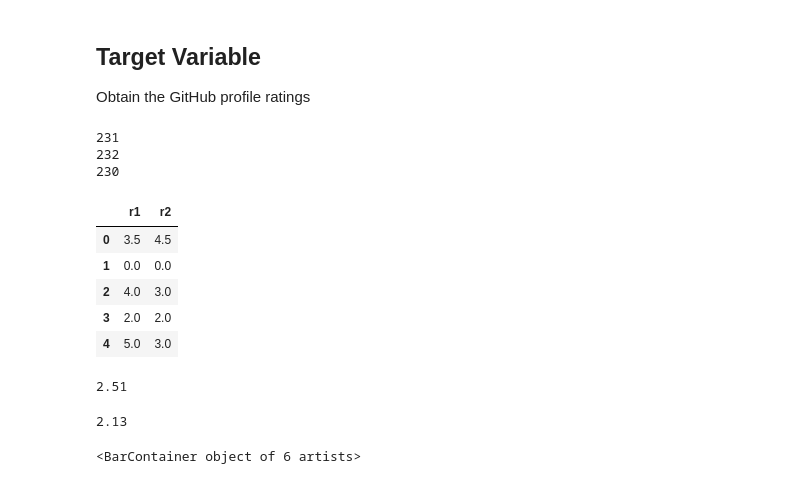
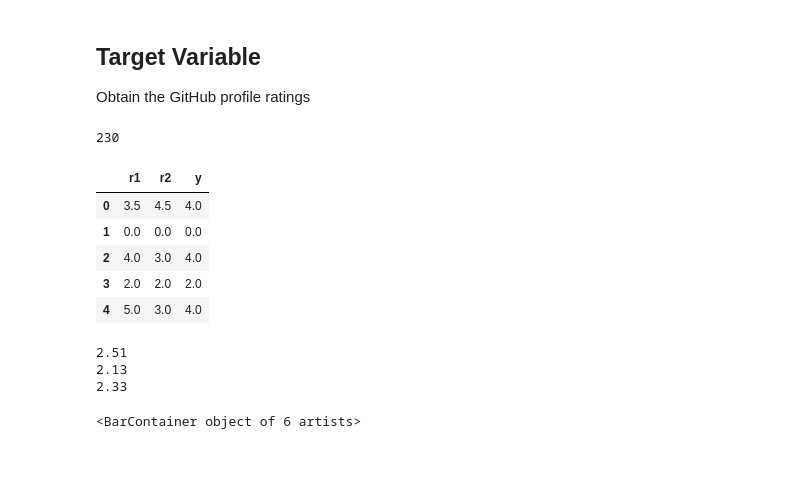
Before and after one commit to conorosully/git-rater, a Jupyter notebook: src/data_exploration.ipynb, the cells around one changed output. Drawn from its saved outputs; the diff is of its cells as text; code cells hidden in the pictures.

```diff
--- a/src/data_exploration.ipynb
+++ b/src/data_exploration.ipynb
@@ -17,36 +17,26 @@ import seaborn as sns
 Obtain the GitHub profile ratings
 # %%
 path = "../data/rating/{}"
-# %%
-rating_1 = pd.read_csv(path.format("rating_1.csv"),names=['url','username','r1'])
-rating_1['r1']= [float(r) for r in rating_1['r1']]
-print(len(rating_1))
-
-rating_2 = pd.read_csv(path.format("rating_2.csv"),names=['url','username','r2'])
-rating_2['r2']= [float(r) for r in rating_2['r2']]
-print(len(rating_2))
-
-rating = pd.merge(rating_1, rating_2, how='inner', on=['url','username'])
-print(len(rating))
-rating[['r1','r2']].head()
-# %% [output]
-231
-232
-230
-|  | r1 | r2 |
-| 0 | 3.5 | 4.5 |
-| 1 | 0.0 | 0.0 |
-| 2 | 4.0 | 3.0 |
-| 3 | 2.0 | 2.0 |
-| 4 | 5.0 | 3.0 |
-# %%
-round(np.mean(rating['r1']),2)
-# %% [output]
-2.51
-# %%
-round(np.mean(rating['r2']),2)
-# %% [output]
-2.13
+# %%
+rating = pd.read_csv(path.format('rating.csv'))
+print(len(rating))
+rating[['r1','r2','y']].head()
+# %% [output]
+230
+|  | r1 | r2 | y |
+| 0 | 3.5 | 4.5 | 4.0 |
+| 1 | 0.0 | 0.0 | 0.0 |
+| 2 | 4.0 | 3.0 | 4.0 |
+| 3 | 2.0 | 2.0 | 2.0 |
+| 4 | 5.0 | 3.0 | 4.0 |
+# %%
+print(round(np.mean(rating['r1']),2))
+print(round(np.mean(rating['r2']),2))
+print(round(np.mean(rating['y']),2))
+# %% [output]
+2.51
+2.13
+2.33
 # %%
 r1_count = round(rating['r1']).value_counts().sort_index()
 r2_count = round(rating['r2']).value_counts().sort_index()
```
Also changed, not shown: parts of 1 cell of this notebook.
